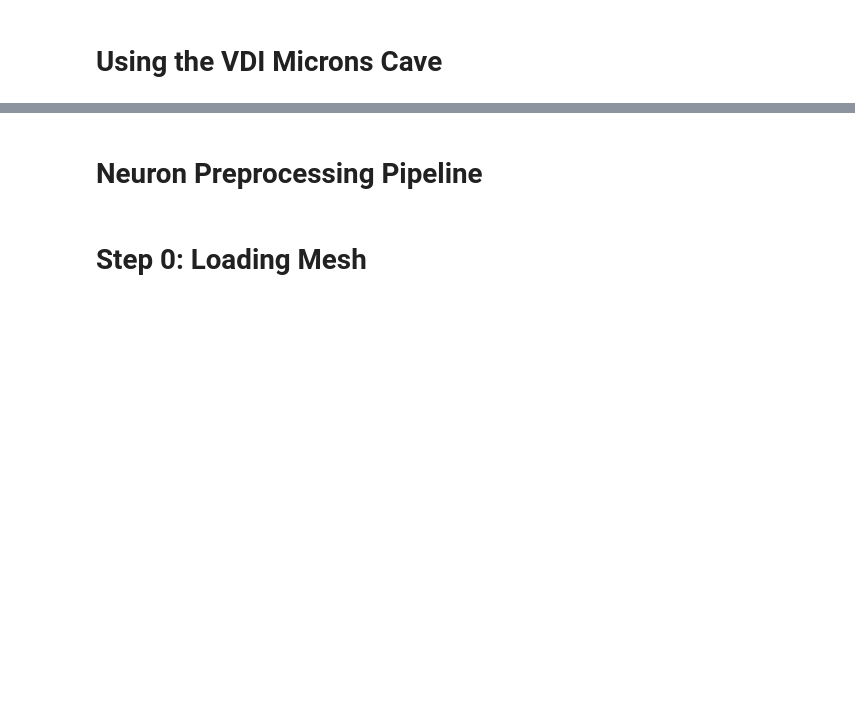
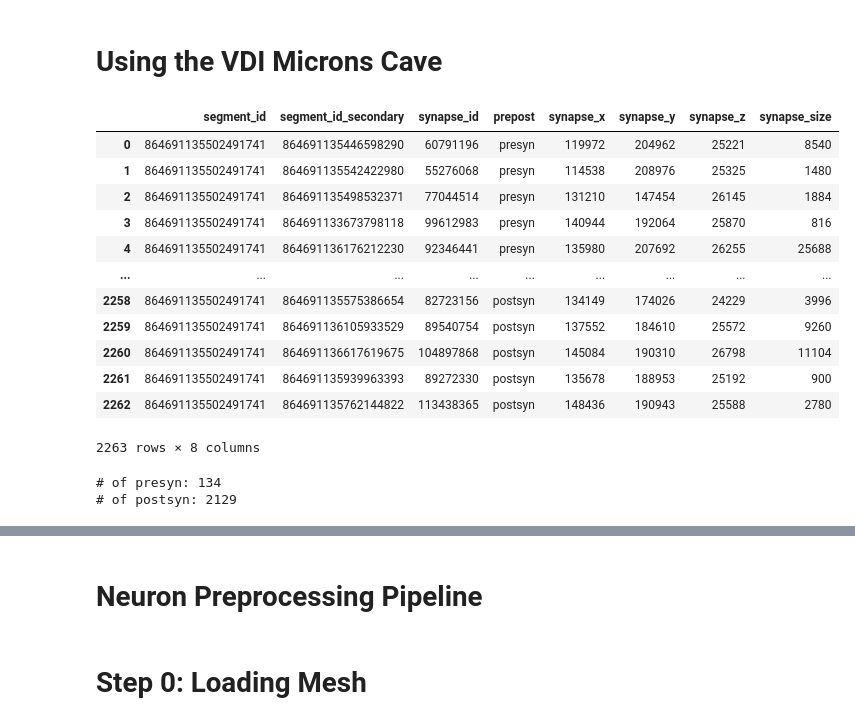
Before and after one commit to reimerlab/NEURD, a Jupyter notebook: Applications/Tutorials/VDI_microns_caveclient/vdi_microns_caveclient_demo.ipynb, the cells around one changed output, grey strips where cells are left out. Cells and saved outputs as stored; diff of their text form; code cells hidden in the pictures; blank space fills up the shorter version.

```diff
--- a/Applications/Tutorials/VDI_microns_caveclient/vdi_microns_caveclient_demo.ipynb
+++ b/Applications/Tutorials/VDI_microns_caveclient/vdi_microns_caveclient_demo.ipynb
@@ -108,3 +83,26 @@ syn_df
 # %%
 # assumes your caveclient token is stored in an env file
 from neurd.vdi_microns_cave import volume_data_interface as vdi
+# %%
+segment_id = 864691135502491741
+syn_df = vdi.segment_id_to_synapse_df(segment_id)
+syn_df
+# %% [output]
+|  | segment_id | segment_id_secondary | synapse_id | prepost | synapse_x | synapse_y | synapse_z | synapse_size |
+| 0 | 864691135502491741 | 864691135446598290 | 60791196 | presyn | 119972 | 204962 | 25221 | 8540 |
+| 1 | 864691135502491741 | 864691135542422980 | 55276068 | presyn | 114538 | 208976 | 25325 | 1480 |
+| 2 | 864691135502491741 | 864691135498532371 | 77044514 | presyn | 131210 | 147454 | 26145 | 1884 |
+| 3 | 864691135502491741 | 864691133673798118 | 99612983 | presyn | 140944 | 192064 | 25870 | 816 |
+| 4 | 864691135502491741 | 864691136176212230 | 92346441 | presyn | 135980 | 207692 | 26255 | 25688 |
+| ... | ... | ... | ... | ... | ... | ... | ... | ... |
+| 2258 | 864691135502491741 | 864691135575386654 | 82723156 | postsyn | 134149 | 174026 | 24229 | 3996 |
+| 2259 | 864691135502491741 | 864691136105933529 | 89540754 | postsyn | 137552 | 184610 | 25572 | 9260 |
+| 2260 | 864691135502491741 | 864691136617619675 | 104897868 | postsyn | 145084 | 190310 | 26798 | 11104 |
+| 2261 | 864691135502491741 | 864691135939963393 | 89272330 | postsyn | 135678 | 188953 | 25192 | 900 |
+| 2262 | 864691135502491741 | 864691135762144822 | 113438365 | postsyn | 148436 | 190943 | 25588 | 2780 |
+2263 rows × 8 columns
+# %%
+syn_dict = vdi.segment_id_to_synapse_dict(segment_id)
+# %% [output]
+# of presyn: 134
+# of postsyn: 2129
```
Also changed, not shown: parts of 5 cells of this notebook, 6 other files.
